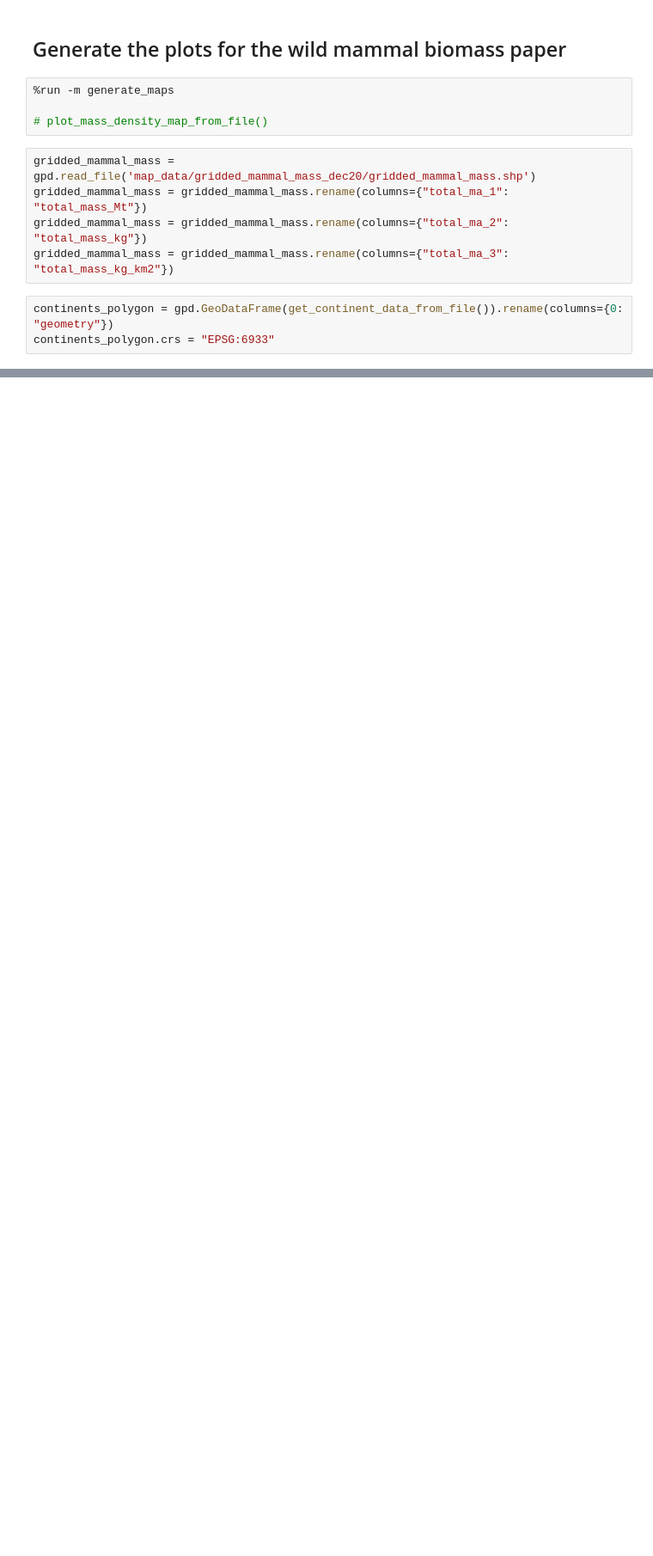
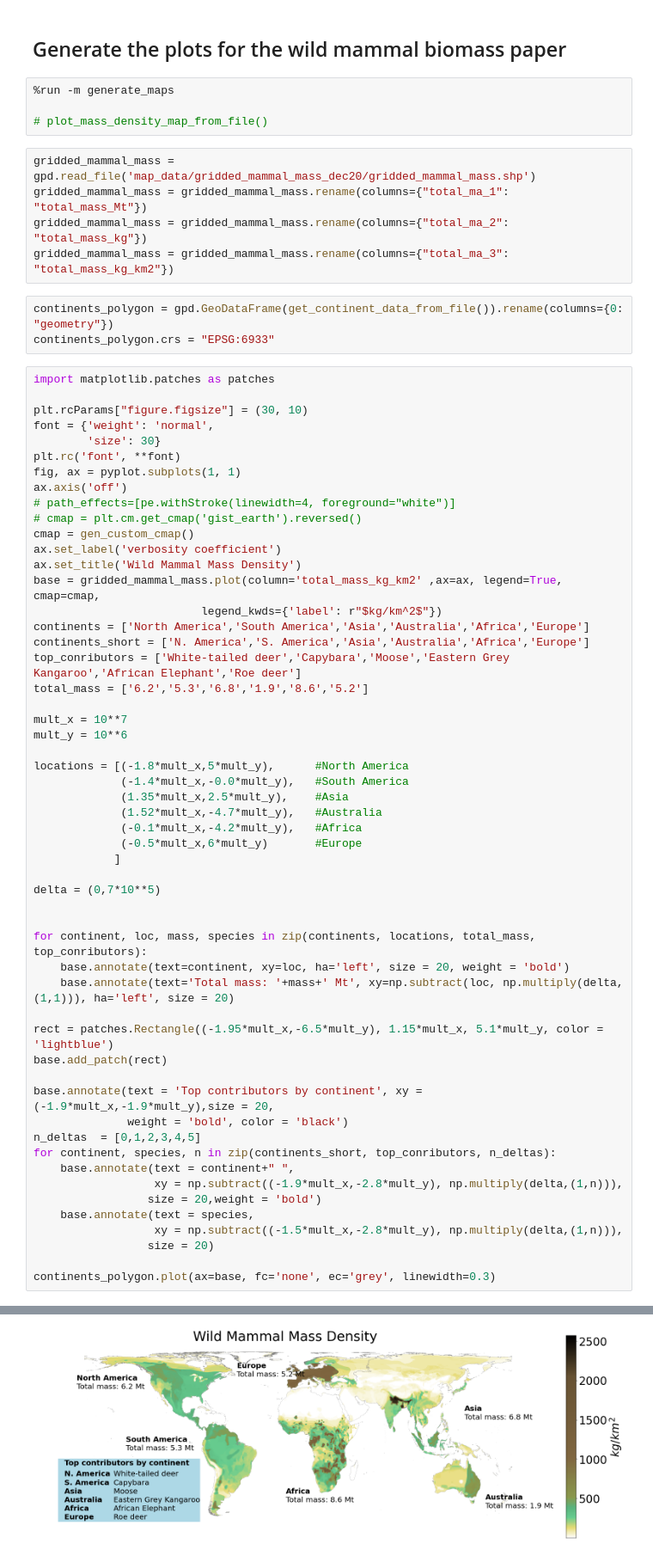
Before and after one commit to liorgreenspoon/land_mammal_biomass, a Jupyter notebook: Plots.ipynb, the cells around one changed output, grey strips where cells are left out. Shown at 86% size. Saved outputs shown, nothing was run; the diff lists cells and outputs as text; blank space fills up the shorter version.

Commit message:
Continens plot options- with and without table

```diff
--- a/Plots.ipynb
+++ b/Plots.ipynb
@@ -12,3 +12,58 @@ gridded_mammal_mass = gridded_mammal_mass.rename(columns={"total_ma_3": "total_m
 # %%
 continents_polygon = gpd.GeoDataFrame(get_continent_data_from_file()).rename(columns={0: "geometry"})
 continents_polygon.crs = "EPSG:6933"
+# %%
+import matplotlib.patches as patches
+
+plt.rcParams["figure.figsize"] = (30, 10)
+font = {'weight': 'normal',
+        'size': 30}
+plt.rc('font', **font)
+fig, ax = pyplot.subplots(1, 1)
+ax.axis('off')
+# path_effects=[pe.withStroke(linewidth=4, foreground="white")]
+# cmap = plt.cm.get_cmap('gist_earth').reversed()
+cmap = gen_custom_cmap()
+ax.set_label('verbosity coefficient')
+ax.set_title('Wild Mammal Mass Density')
+base = gridded_mammal_mass.plot(column='total_mass_kg_km2' ,ax=ax, legend=True, cmap=cmap,
+                         legend_kwds={'label': r"$kg/km^2$"})
+continents = ['North America','South America','Asia','Australia','Africa','Europe']
+continents_short = ['N. America','S. America','Asia','Australia','Africa','Europe']
+top_conributors = ['White-tailed deer','Capybara','Moose','Eastern Grey Kangaroo','African Elephant','Roe deer']
+total_mass = ['6.2','5.3','6.8','1.9','8.6','5.2']
+
+mult_x = 10**7
+mult_y = 10**6
+
+locations = [(-1.8*mult_x,5*mult_y),      #North America
+             (-1.4*mult_x,-0.0*mult_y),   #South America
+             (1.35*mult_x,2.5*mult_y),    #Asia
+             (1.52*mult_x,-4.7*mult_y),   #Australia
+             (-0.1*mult_x,-4.2*mult_y),   #Africa
+             (-0.5*mult_x,6*mult_y)       #Europe
+            ]
+
+delta = (0,7*10**5)
+
+
+for continent, loc, mass, species in zip(continents, locations, total_mass, top_conributors):
+    base.annotate(text=continent, xy=loc, ha='left', size = 20, weight = 'bold')
+    base.annotate(text='Total mass: '+mass+' Mt', xy=np.subtract(loc, np.multiply(delta,(1,1))), ha='left', size = 20)
+
+rect = patches.Rectangle((-1.95*mult_x,-6.5*mult_y), 1.15*mult_x, 5.1*mult_y, color = 'lightblue')
+base.add_patch(rect)
+
+base.annotate(text = 'Top contributors by continent', xy = (-1.9*mult_x,-1.9*mult_y),size = 20,
+              weight = 'bold', color = 'black')
+n_deltas  = [0,1,2,3,4,5]
+for continent, species, n in zip(continents_short, top_conributors, n_deltas):
+    base.annotate(text = continent+" ",
+                  xy = np.subtract((-1.9*mult_x,-2.8*mult_y), np.multiply(delta,(1,n))),
+                 size = 20,weight = 'bold')
+    base.annotate(text = species,
+                  xy = np.subtract((-1.5*mult_x,-2.8*mult_y), np.multiply(delta,(1,n))),
+                 size = 20)
+
+continents_polygon.plot(ax=base, fc='none', ec='grey', linewidth=0.3)
+# %% [output]
@@ -15,3 +71,4 @@ continents_polygon.crs = "EPSG:6933"
+[figure, added]
 # %%
 plt.rcParams["figure.figsize"] = (30, 10)
 
```
Also changed, not shown: parts of 4 cells of this notebook.
